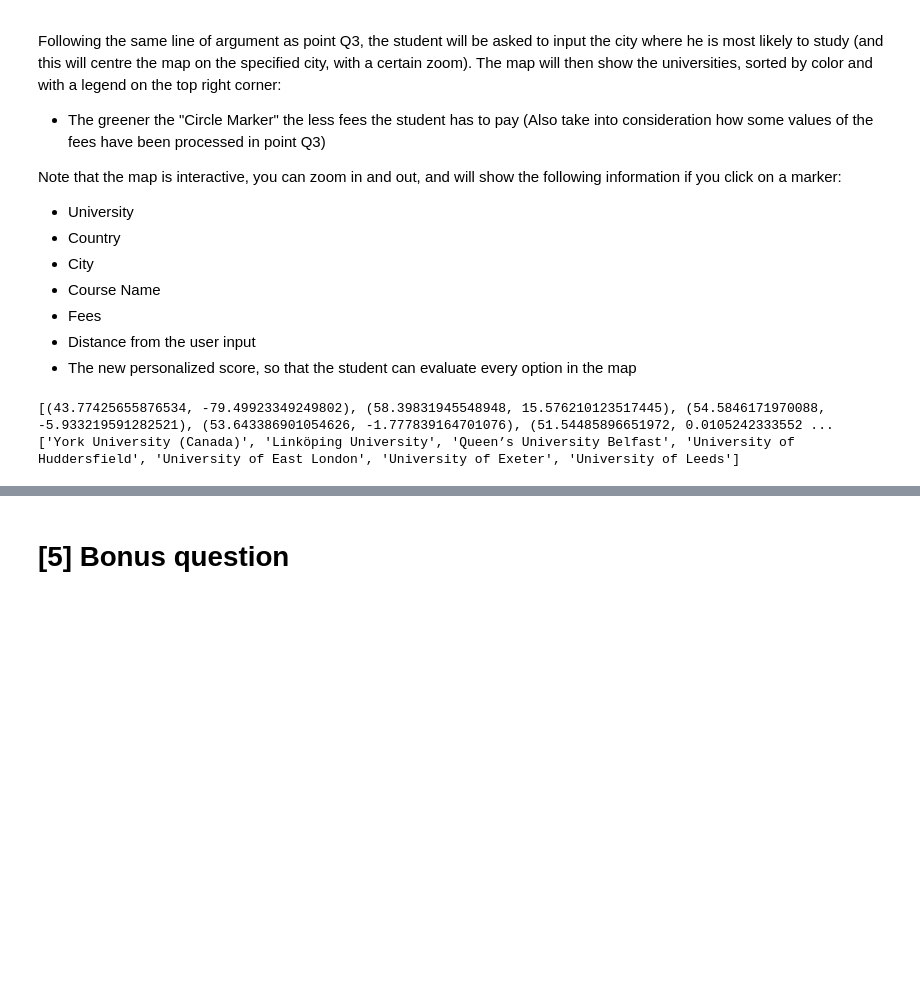
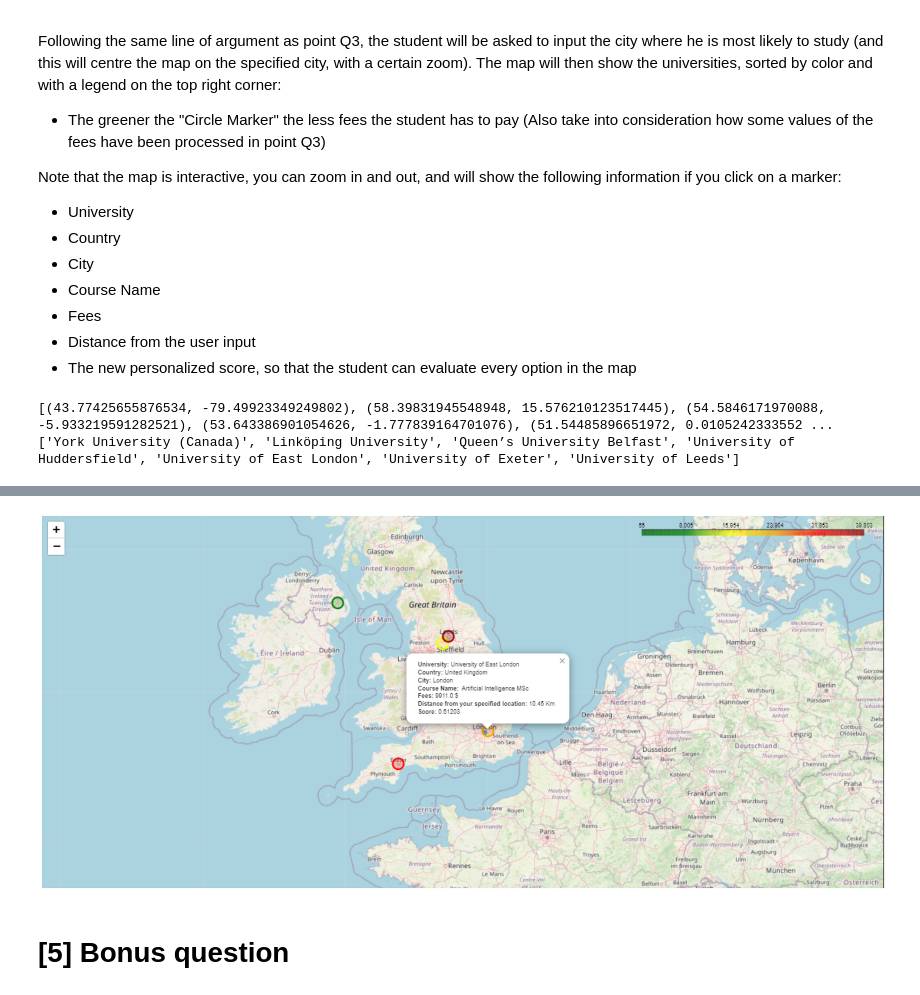
Before and after one commit to marinazanoni/HMW3-ADM, a Jupyter notebook: 1_2_3_4_5par_7FinalissimaVersioneDrive.ipynb, the cells around one changed output, grey strips where cells are left out. Drawn from its saved outputs; the diff is of its cells as text; code cells hidden in the pictures; blank space fills up the shorter version.

```diff
--- a/1_2_3_4_5par_7FinalissimaVersioneDrive.ipynb
+++ b/1_2_3_4_5par_7FinalissimaVersioneDrive.ipynb
@@ -1414,6 +1415,19 @@ uni_map
 # %% [output]
 London
 [interactive output not drawn]
+# %%
+# Specifica il percorso dell'immagine
+file_path = '/content/drive/MyDrive/HM3-ADM/HW3_ADM/Uni_map.png'
+
+# Apri e visualizza l'immagine
+image = Image.open(file_path)
+
+plt.figure(figsize=(28, 21))
+plt.imshow(image)
+plt.axis('off')  # Turn off axis labels
+plt.show()
+# %% [output]
+[figure, added]
 # %% [markdown]
 # [5] Bonus question
 # %%
```
Also changed, not shown: parts of 1 cell of this notebook.
